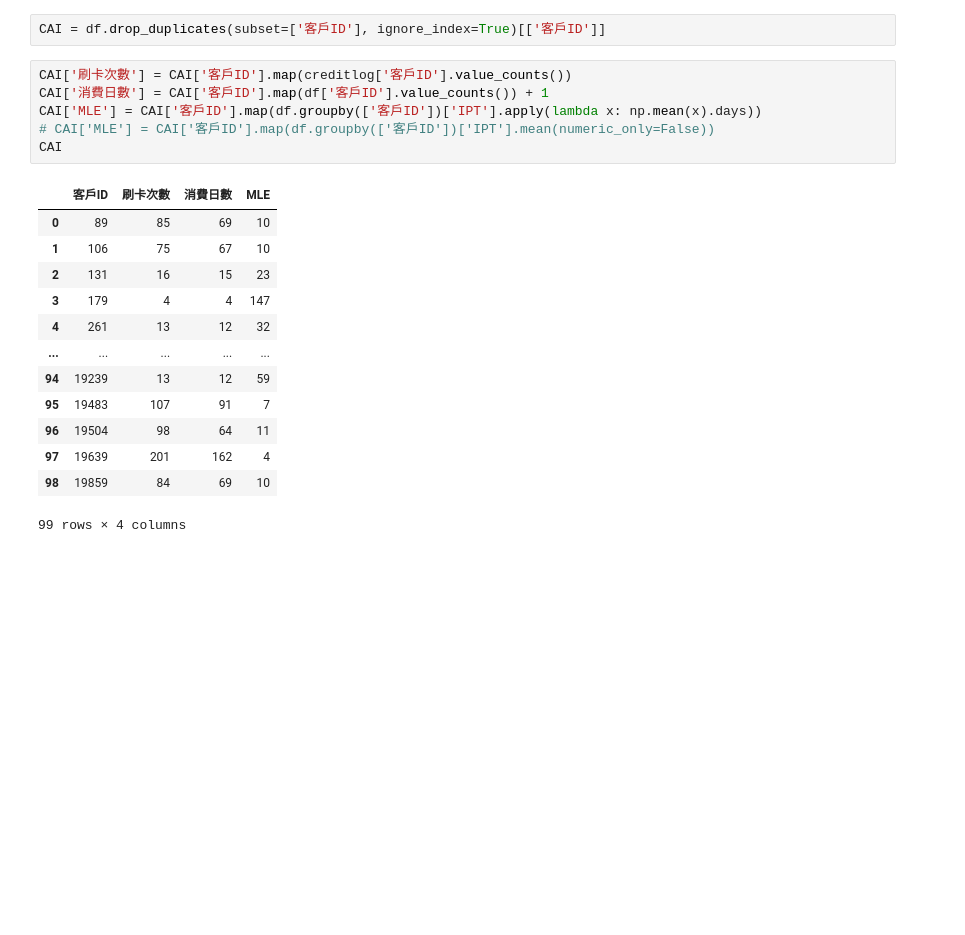
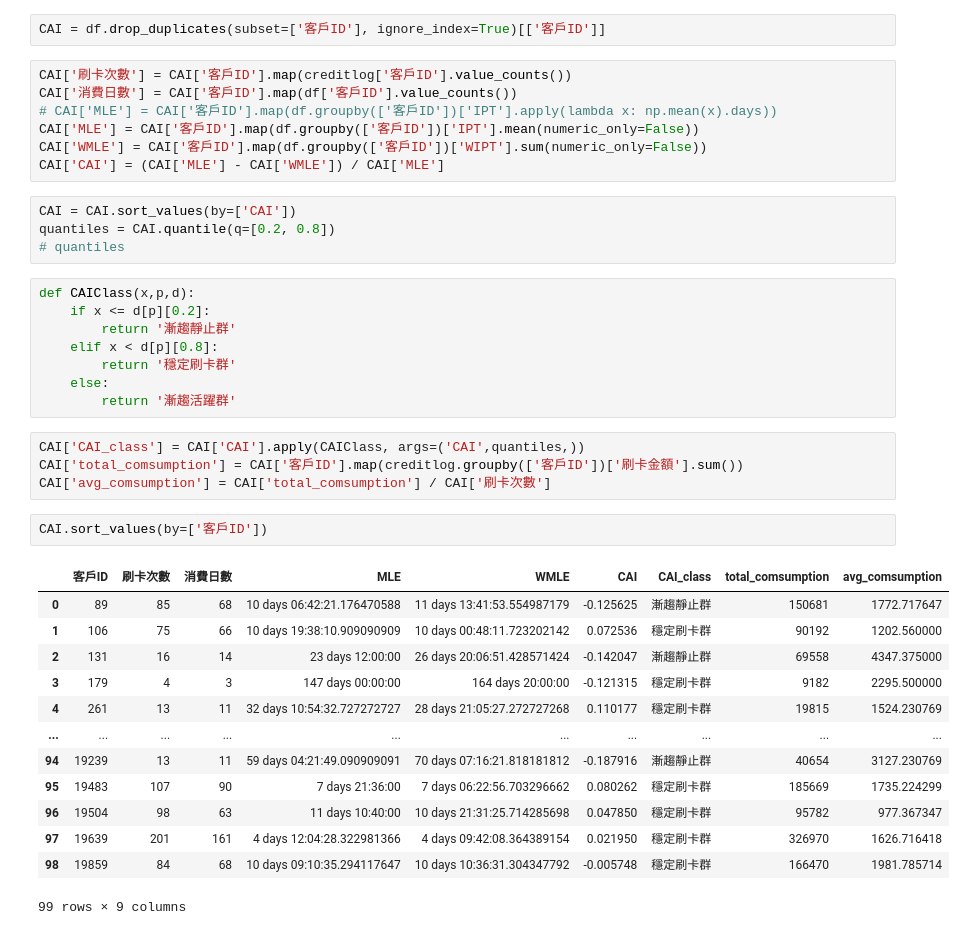
Before and after one commit to p09323028/2021s_NTU_Big-Data-Marketing, a Jupyter notebook: Homework/03_顧客價值的解析與策略運用：ARFM模型_作業2.ipynb, the cells around one changed output. Cells and saved outputs as stored; diff of their text form; blank space fills up the shorter version.

```diff
--- a/Homework/03_顧客價值的解析與策略運用：ARFM模型_作業2.ipynb
+++ b/Homework/03_顧客價值的解析與策略運用：ARFM模型_作業2.ipynb
@@ -114,21 +112,40 @@ df
 CAI = df.drop_duplicates(subset=['客戶ID'], ignore_index=True)[['客戶ID']]
 # %%
 CAI['刷卡次數'] = CAI['客戶ID'].map(creditlog['客戶ID'].value_counts())
-CAI['消費日數'] = CAI['客戶ID'].map(df['客戶ID'].value_counts()) + 1
-CAI['MLE'] = CAI['客戶ID'].map(df.groupby(['客戶ID'])['IPT'].apply(lambda x: np.mean(x).days))
-# CAI['MLE'] = CAI['客戶ID'].map(df.groupby(['客戶ID'])['IPT'].mean(numeric_only=False))
-CAI
+CAI['消費日數'] = CAI['客戶ID'].map(df['客戶ID'].value_counts())
+# CAI['MLE'] = CAI['客戶ID'].map(df.groupby(['客戶ID'])['IPT'].apply(lambda x: np.mean(x).days))
+CAI['MLE'] = CAI['客戶ID'].map(df.groupby(['客戶ID'])['IPT'].mean(numeric_only=False))
+CAI['WMLE'] = CAI['客戶ID'].map(df.groupby(['客戶ID'])['WIPT'].sum(numeric_only=False))
+CAI['CAI'] = (CAI['MLE'] - CAI['WMLE']) / CAI['MLE']
-# %% [output]
-|  | 客戶ID | 刷卡次數 | 消費日數 | MLE |
-| 0 | 89 | 85 | 69 | 10 |
-| 1 | 106 | 75 | 67 | 10 |
-| 2 | 131 | 16 | 15 | 23 |
-| 3 | 179 | 4 | 4 | 147 |
-| 4 | 261 | 13 | 12 | 32 |
-| ... | ... | ... | ... | ... |
-| 94 | 19239 | 13 | 12 | 59 |
-| 95 | 19483 | 107 | 91 | 7 |
-| 96 | 19504 | 98 | 64 | 11 |
-| 97 | 19639 | 201 | 162 | 4 |
-| 98 | 19859 | 84 | 69 | 10 |
-99 rows × 4 columns
+# %%
+CAI = CAI.sort_values(by=['CAI'])
+quantiles = CAI.quantile(q=[0.2, 0.8])
+# quantiles
+# %%
+def CAIClass(x,p,d):
+    if x <= d[p][0.2]:
+        return '漸趨靜止群'
+    elif x < d[p][0.8]:
+        return '穩定刷卡群'
+    else:
+        return '漸趨活躍群'
+# %%
+CAI['CAI_class'] = CAI['CAI'].apply(CAIClass, args=('CAI',quantiles,))
+CAI['total_comsumption'] = CAI['客戶ID'].map(creditlog.groupby(['客戶ID'])['刷卡金額'].sum())
+CAI['avg_comsumption'] = CAI['total_comsumption'] / CAI['刷卡次數']
+# %%
+CAI.sort_values(by=['客戶ID'])
+# %% [output]
+|  | 客戶ID | 刷卡次數 | 消費日數 | MLE | WMLE | CAI | CAI_class | total_comsumption | avg_comsumption |
+| 0 | 89 | 85 | 68 | 10 days 06:42:21.176470588 | 11 days 13:41:53.554987179 | -0.125625 | 漸趨靜止群 | 150681 | 1772.717647 |
+| 1 | 106 | 75 | 66 | 10 days 19:38:10.909090909 | 10 days 00:48:11.723202142 | 0.072536 | 穩定刷卡群 | 90192 | 1202.560000 |
+| 2 | 131 | 16 | 14 | 23 days 12:00:00 | 26 days 20:06:51.428571424 | -0.142047 | 漸趨靜止群 | 69558 | 4347.375000 |
+| 3 | 179 | 4 | 3 | 147 days 00:00:00 | 164 days 20:00:00 | -0.121315 | 穩定刷卡群 | 9182 | 2295.500000 |
+| 4 | 261 | 13 | 11 | 32 days 10:54:32.727272727 | 28 days 21:05:27.272727268 | 0.110177 | 穩定刷卡群 | 19815 | 1524.230769 |
+| ... | ... | ... | ... | ... | ... | ... | ... | ... | ... |
+| 94 | 19239 | 13 | 11 | 59 days 04:21:49.090909091 | 70 days 07:16:21.818181812 | -0.187916 | 漸趨靜止群 | 40654 | 3127.230769 |
+| 95 | 19483 | 107 | 90 | 7 days 21:36:00 | 7 days 06:22:56.703296662 | 0.080262 | 穩定刷卡群 | 185669 | 1735.224299 |
+| 96 | 19504 | 98 | 63 | 11 days 10:40:00 | 10 days 21:31:25.714285698 | 0.047850 | 穩定刷卡群 | 95782 | 977.367347 |
+| 97 | 19639 | 201 | 161 | 4 days 12:04:28.322981366 | 4 days 09:42:08.364389154 | 0.021950 | 穩定刷卡群 | 326970 | 1626.716418 |
+| 98 | 19859 | 84 | 68 | 10 days 09:10:35.294117647 | 10 days 10:36:31.304347792 | -0.005748 | 穩定刷卡群 | 166470 | 1981.785714 |
+99 rows × 9 columns
```
Also changed, not shown: parts of 11 cells of this notebook.
